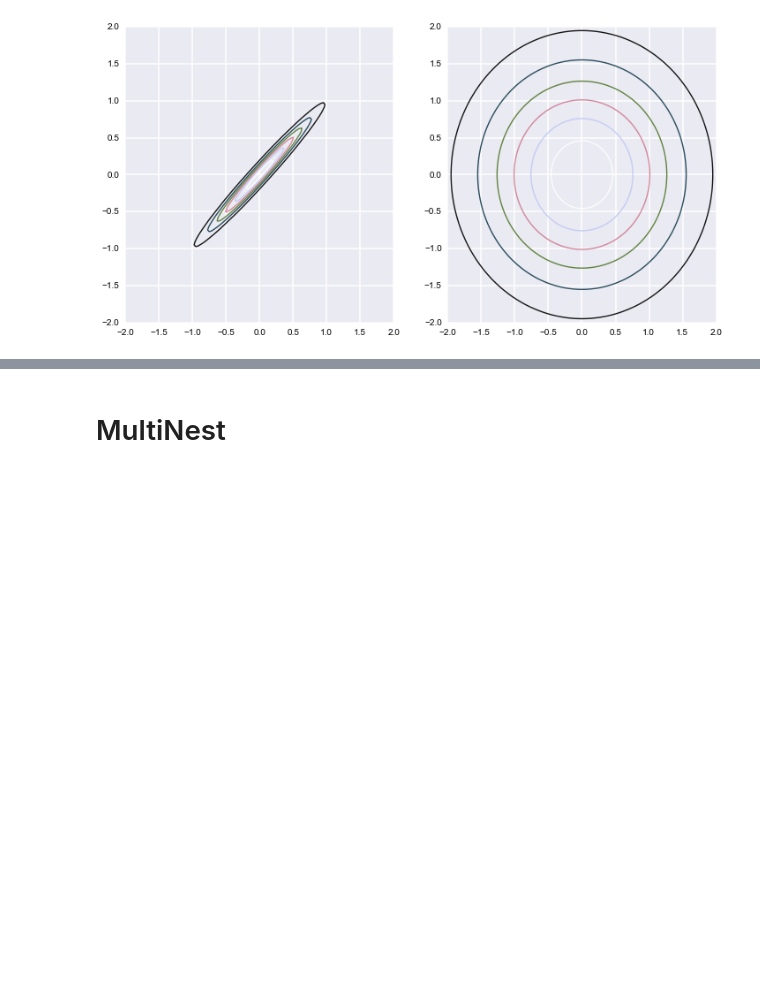
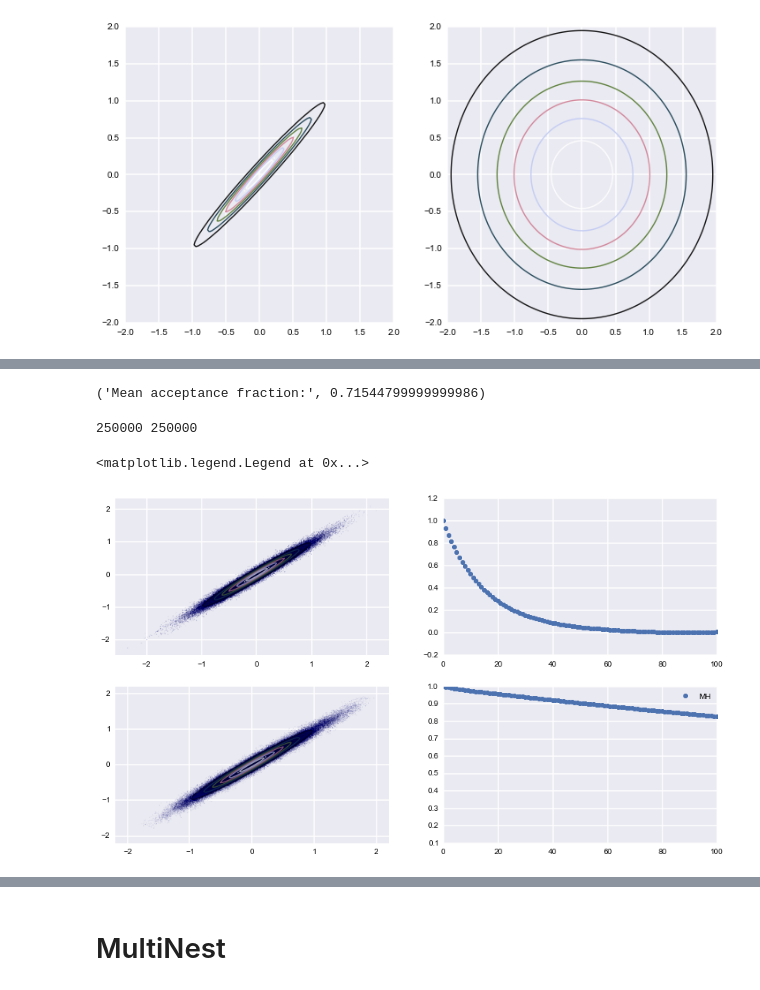
Before and after one commit to AM207/Site, a Jupyter notebook: am207/content/notebooks/Lecture16_AdvancedMCMC.ipynb, the cells around one changed output, grey strips where cells are left out. Drawn from its saved outputs; the diff is of its cells as text; code cells hidden in the pictures; blank space fills up the shorter version.

```diff
--- a/am207/content/notebooks/Lecture16_AdvancedMCMC.ipynb
+++ b/am207/content/notebooks/Lecture16_AdvancedMCMC.ipynb
@@ -414 +453,70 @@ Read more about it here: http://msp.org/camcos/2010/5-1/camcos-v5-n1-p04-s.pdf
+# %%
+import numpy as np
+import emcee
+
+ndim=2
+
+def lnprob(x):
+    return (-(x[0]-x[1])**2 / (2*ee) - (x[0]+x[1])**2/2)
+
+# We'll sample with 250 walkers.
+nwalkers = 250
+
+# Choose an initial set of positions for the walkers.
+p0 = [np.random.rand(ndim) for i in xrange(nwalkers)]
+
+# Initialize the sampler with the chosen specs.
+sampler = emcee.EnsembleSampler(nwalkers, ndim, lnprob)
+
+# Run 100 steps as a burn-in.
+pos, prob, state = sampler.run_mcmc(p0, 100)
+
+# Reset the chain to remove the burn-in samples.
+sampler.reset()
+
+# Starting from the final position in the burn-in chain, sample for 1000
+# steps.
+sampler.run_mcmc(pos, 1000, rstate0=state)
+
+# Print out the mean acceptance fraction. In general, acceptance_fraction
+# has an entry for each walker so, in this case, it is a 250-dimensional
+# vector.
+print("Mean acceptance fraction:", np.mean(sampler.acceptance_fraction))
+# %% [output]
+('Mean acceptance fraction:', 0.71544799999999986)
+# %%
+def px(x,y):
+    return np.exp(-(x-y)**2 / (2*ee) - (x+y)**2/2)
+
+x0 = np.random.uniform(low=-1, high=1)
+y0 = np.random.uniform(low=-1, high=1)
+T=1.0
+xH,yH, k = MH_simple2(px, 250000, sig, T, x0, y0)
+# %%
+print len(xH), len(xs)
+# %% [output]
+250000 250000
+# %%
+plt.figure(figsize=[14,8])
+xs=(sampler.flatchain[:,0])
+ys=(sampler.flatchain[:,1])
+
+plt.subplot(2,2,1)
+#sns.kdeplot(xs, ys)
+plt.scatter(xs, ys, alpha=0.04, s=1.0)
+
+plt.contour(xx,yy,M, alpha=0.6)
+plt.subplot(2,2,2)
+plt.acorr(xs,  normed=True, usevlines=False, maxlags=1000, label=u'Emcee')
+plt.xlim( (0,100))
+plt.subplot(2,2,3)
+plt.scatter(xH, yH, alpha=0.04, s=1.0)
+plt.contour(xx,yy,M, alpha=0.6)
+plt.subplot(2,2,4)
+plt.acorr(xH,  normed=True, usevlines=False, maxlags=1000, label=u'MH')
+plt.xlim( (0,100))
+plt.legend()
+# %% [output]
+<matplotlib.legend.Legend at 0x...>
+[figure, added]
 # %%
```
Also changed, not shown: parts of 18 cells of this notebook.
